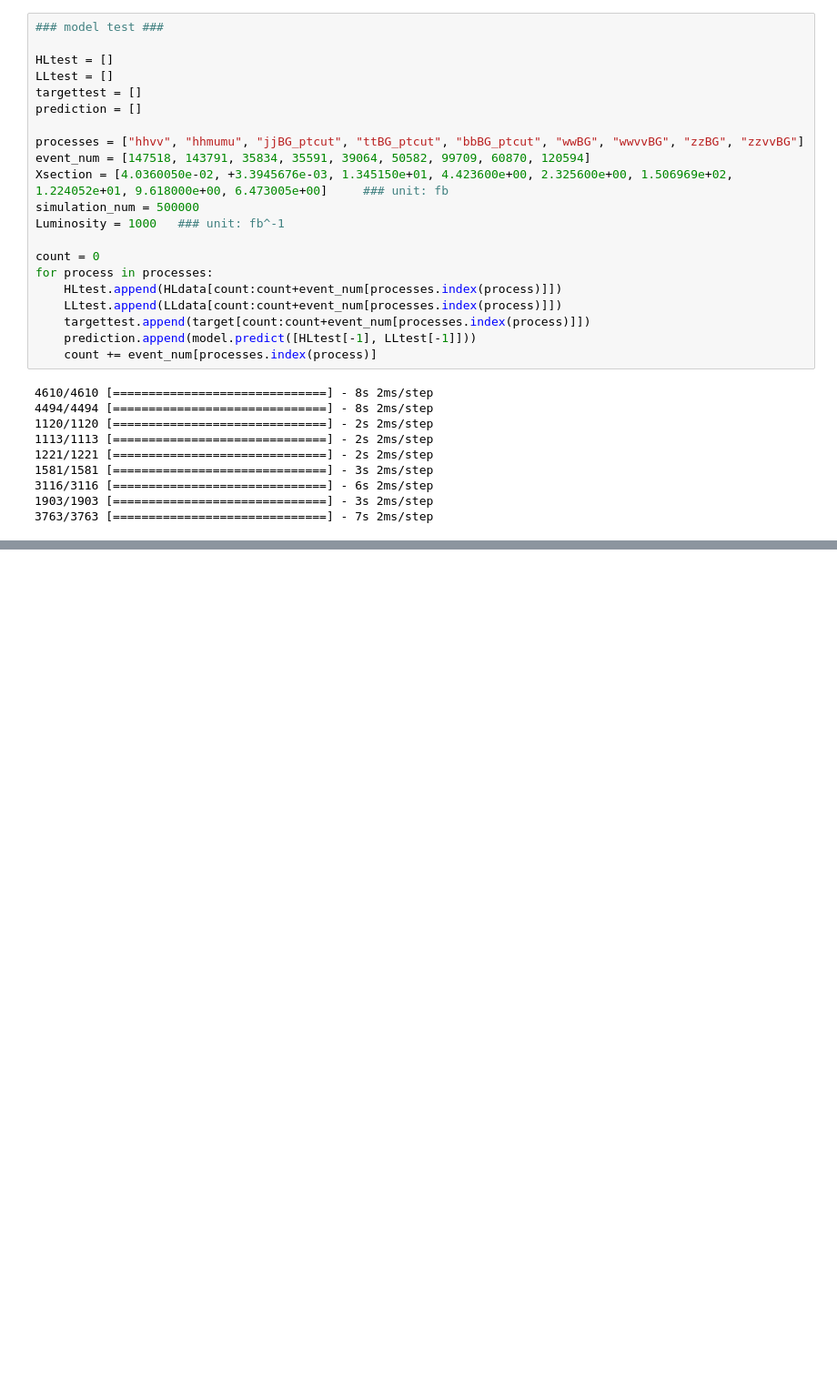
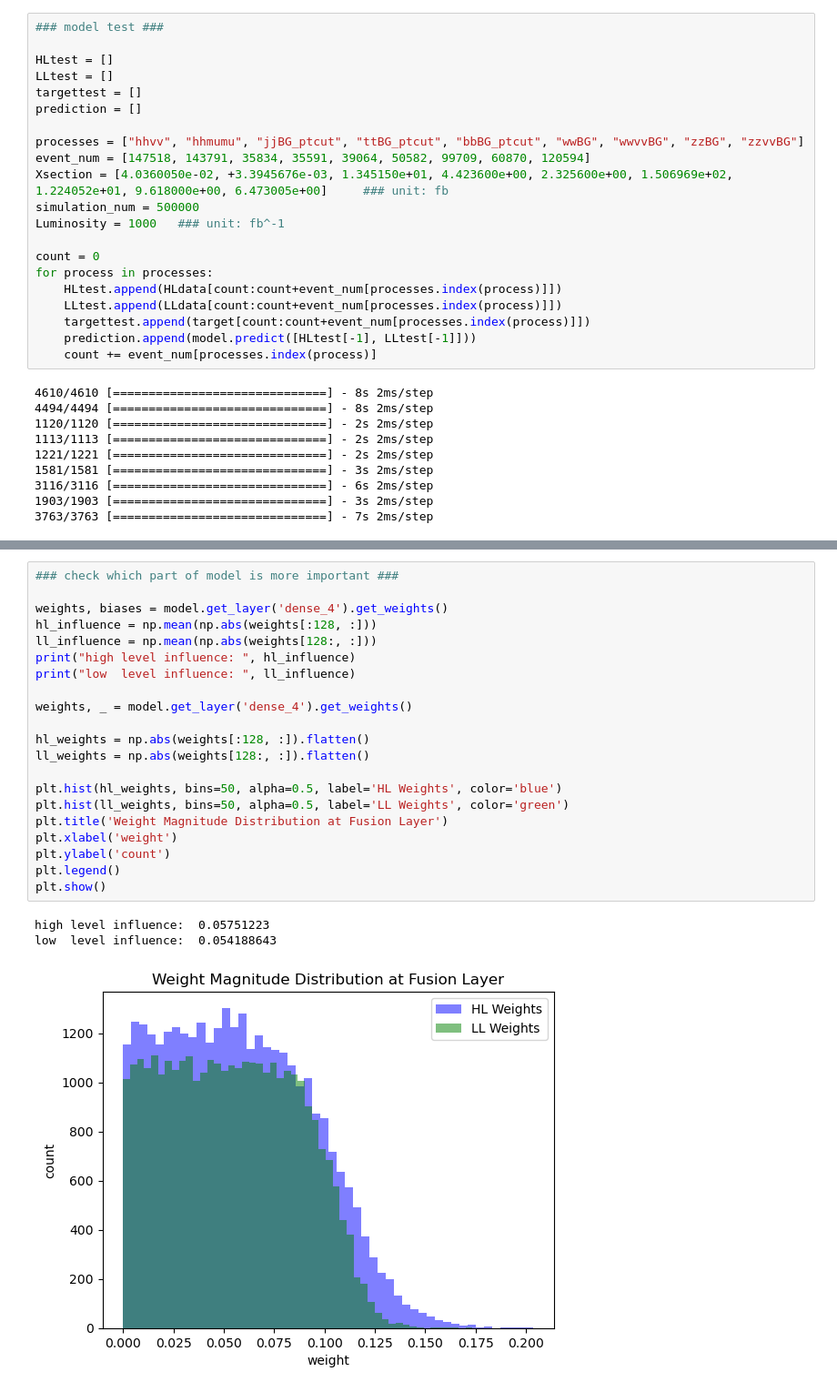
Before and after one commit to FeiChinzz/HHproduction, a Jupyter notebook: mucollider_hhvv/MLmodel.ipynb, the cells around one changed output, grey strips where cells are left out. Shown at 91% size. Saved outputs shown, nothing was run; the diff lists cells and outputs as text; blank space fills up the shorter version.

```diff
--- a/mucollider_hhvv/MLmodel.ipynb
+++ b/mucollider_hhvv/MLmodel.ipynb
@@ -313,0 +314,25 @@ significance: 7.0720433728662835
+# %%
+### check which part of model is more important ###
+
+weights, biases = model.get_layer('dense_4').get_weights()
+hl_influence = np.mean(np.abs(weights[:128, :]))
+ll_influence = np.mean(np.abs(weights[128:, :]))
+print("high level influence: ", hl_influence)
+print("low  level influence: ", ll_influence)
+
+weights, _ = model.get_layer('dense_4').get_weights()
+
+hl_weights = np.abs(weights[:128, :]).flatten()
+ll_weights = np.abs(weights[128:, :]).flatten()
+
+plt.hist(hl_weights, bins=50, alpha=0.5, label='HL Weights', color='blue')
+plt.hist(ll_weights, bins=50, alpha=0.5, label='LL Weights', color='green')
+plt.title('Weight Magnitude Distribution at Fusion Layer')
+plt.xlabel('weight')
+plt.ylabel('count')
+plt.legend()
+plt.show()
+# %% [output]
+high level influence:  0.05751223
+low  level influence:  0.054188643
+[figure, added]
```
Also changed, not shown: parts of 13 cells of this notebook.
